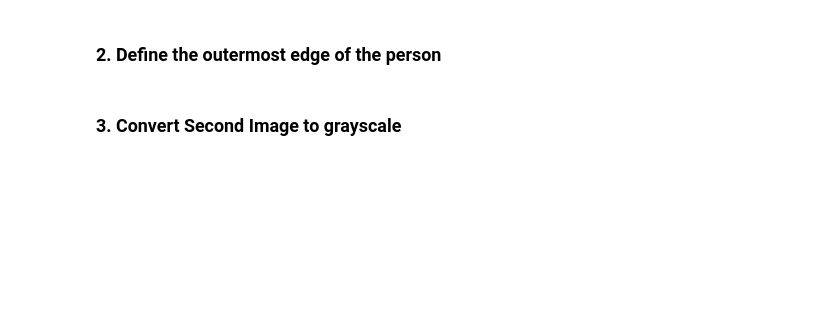
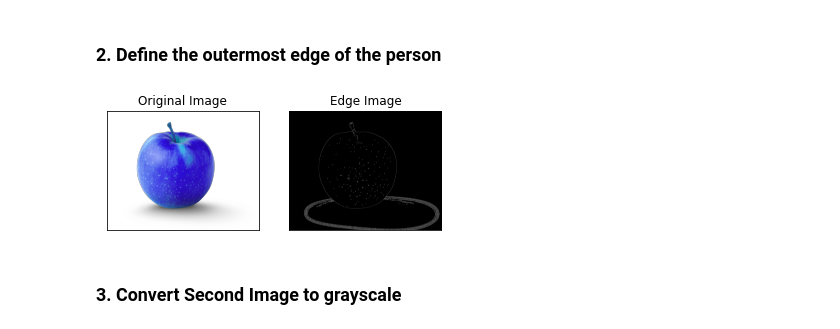
Before and after one commit to bikashk123/LuxPM, a Jupyter notebook: Data science/Data science.ipynb, the cells around one changed output. Cells and saved outputs as stored; diff of their text form; code cells hidden in the pictures; blank space fills up the shorter version.

```diff
--- a/Data science/Data science.ipynb
+++ b/Data science/Data science.ipynb
@@ -28,5 +40,14 @@ plt.imsave("apple1_gray.jpg", apple_1_gray)
 # %% [markdown]
 ### 2. Define the outermost edge of the person
+# %%
+edges = cv2.Canny(img1,100,200)
+plt.subplot(121),plt.imshow(img1)
+plt.title('Original Image'), plt.xticks([]), plt.yticks([])
+plt.subplot(122),plt.imshow(edges,cmap = 'gray')
+plt.title('Edge Image'), plt.xticks([]), plt.yticks([])
+plt.show()
+# %% [output]
+[figure, added]
 # %% [markdown]
 ### 3. Convert Second Image to grayscale
 # %%
```
Also changed, not shown: parts of 5 cells of this notebook, 1 other file.
